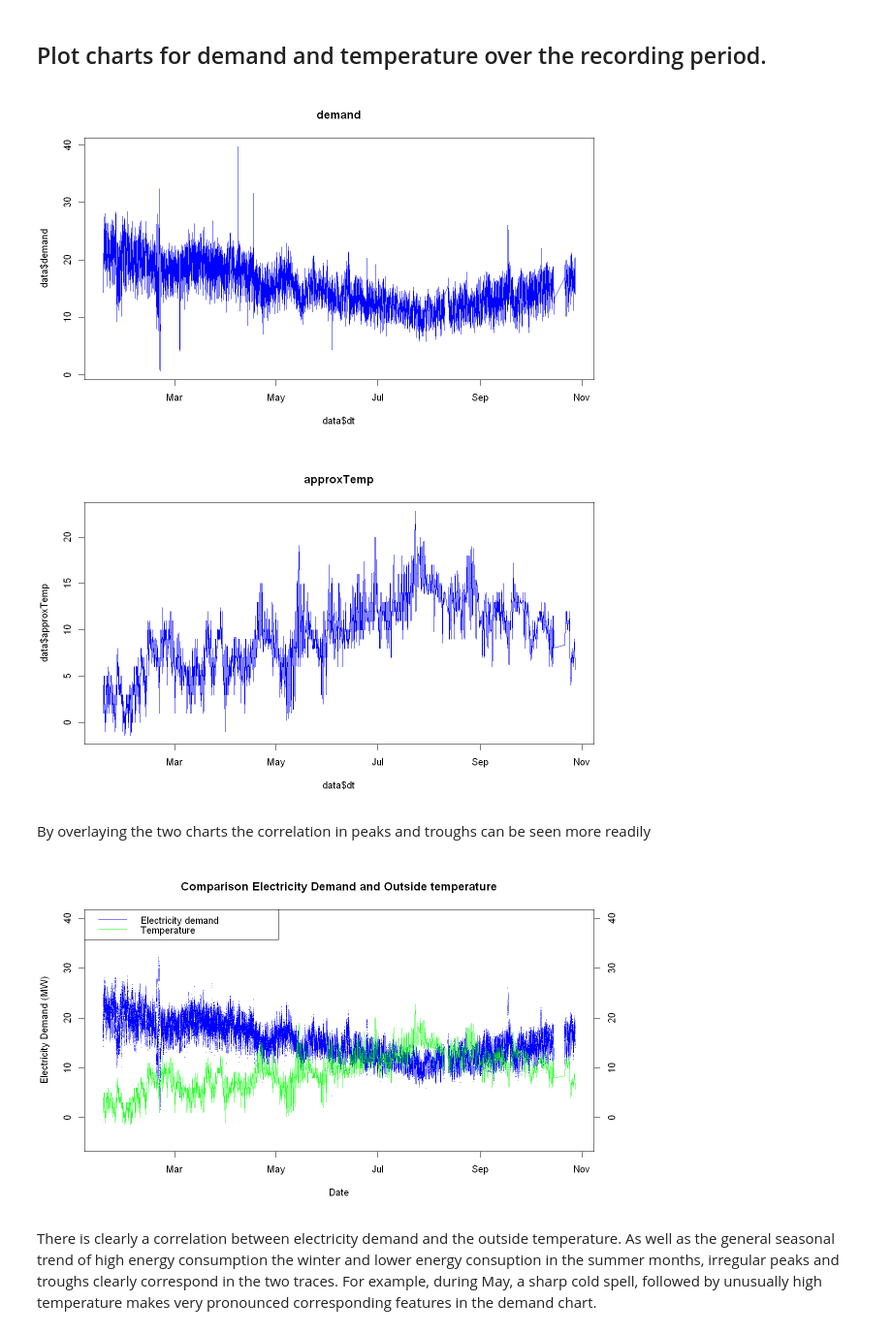
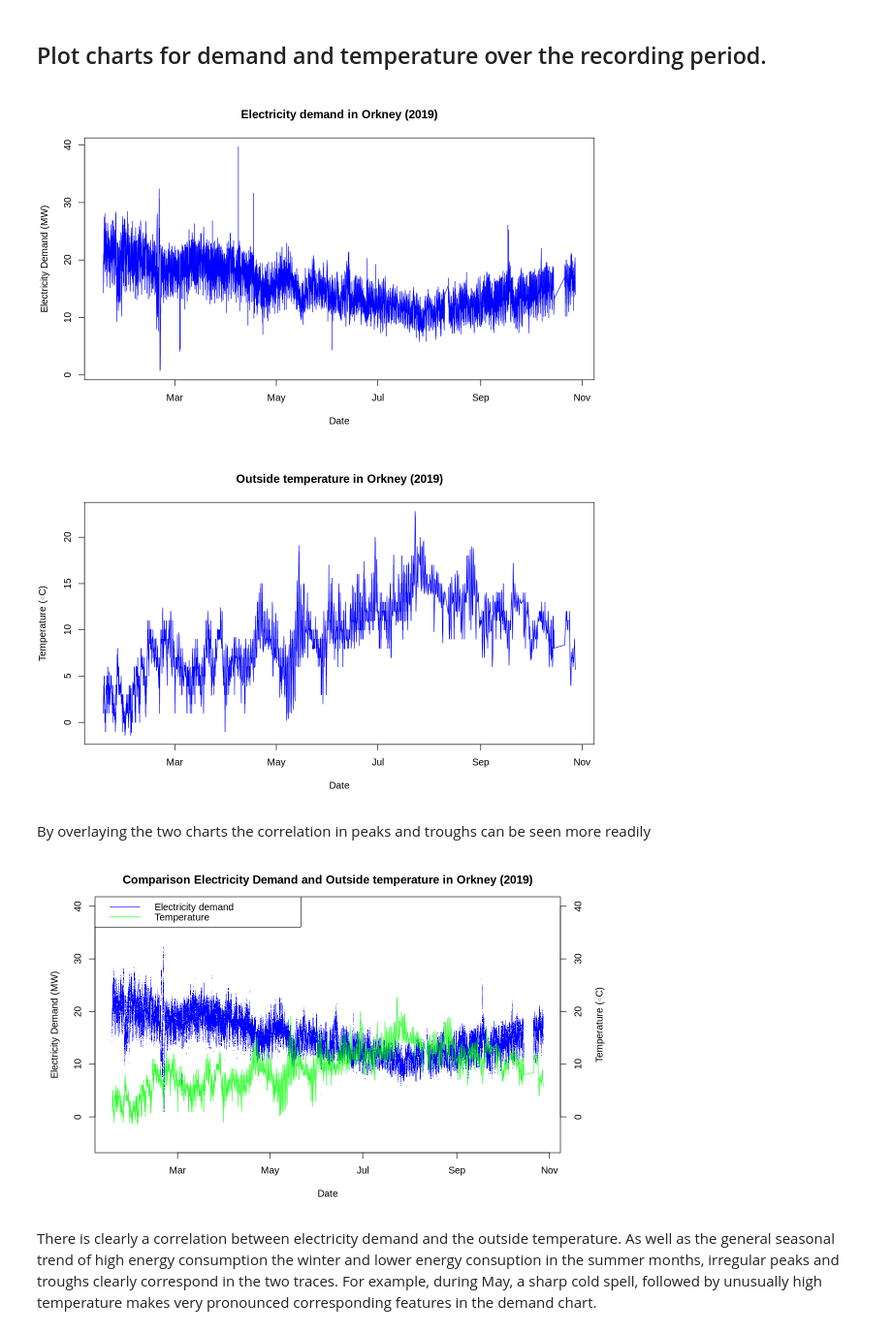
Before and after one commit to srendall91/orkney-electricity, a Jupyter notebook: ssen_weather_combine/demand_and_temp.ipynb, the cells around one changed output. Shown at 97% size. Drawn from its saved outputs; the diff is of its cells as text; code cells hidden in the pictures.

Commit message:
graph labelling improved

```diff
--- a/ssen_weather_combine/demand_and_temp.ipynb
+++ b/ssen_weather_combine/demand_and_temp.ipynb
@@ -35,21 +35,33 @@ colnames(data)
 # %% [markdown]
 ## Plot charts for demand and temperature over the recording period.
 # %%
-plot(data$dt, data$demand, main= "demand", type= "l", col = "blue")
-plot(data$dt, data$approxTemp, main= "approxTemp", type= "l", col = "blue")
+plot(data$dt, data$demand, main= "Electricity demand in Orkney (2019)",
+     xlab = "Date",
+     ylab= "Electricity Demand (MW)",
+     type= "l", col = "blue")
+plot(data$dt, data$approxTemp, main= "Outside temperature in Orkney (2019)",
+     xlab = "Date",
+     ylab= expression(paste("Temperature (",degree,"C)")),
+     type= "l", col = "blue")
 # %% [output]
-[figure, old version]
+[figure, new version]
-[figure, old version]
+[figure, new version]
 # %% [markdown]
 By overlaying the two charts the correlation in peaks and troughs can be seen more readily
 # %%
 # plot windspeed over year
-plot(data$dt, data$demand, main= "Comparison Electricity Demand and Outside temperature", type= "p", col = alpha(c("blue", 0.5)), pch=46, ylim=c(-5, 40))
-points(data$dt, data$approxTemp, type= "l", col=alpha(c("green"), 0.8))
+par(mar = c(5, 5, 3, 5))
+plot(data$dt, data$demand, main= "Comparison Electricity Demand and Outside temperature in Orkney (2019)",
+     xlab = "Date",
+     ylab= "Electricity Demand (MW)",
+     type= "p", col = alpha(c("blue", 0.5)), pch=46, ylim=c(-5, 40))
+points(data$dt, data$approxTemp, ylim=c(-5, 25),type= "l", col=alpha(c("green"), 0.8))
+axis(side = 4)
+mtext(expression(paste("Temperature (",degree,"C)")), side = 4, line = 3)
 legend("topleft", legend=c("Electricity demand", "Temperature"),
        col=c("blue", "green"), lty=1)
 # %% [output]
-[figure, old version]
+[figure, new version]
 # %% [markdown]
 There is clearly a correlation between electricity demand and the outside temperature.
 As well as the general seasonal trend of high energy consumption the winter and lower energy consuption in the summer months, irregular peaks and troughs clearly correspond in the two traces.  For example, during May, a sharp cold spell, followed by unusually high temperature makes very pronounced corresponding features in the demand chart.
```
Also changed, not shown: parts of 1 cell of this notebook, 3 other files.
